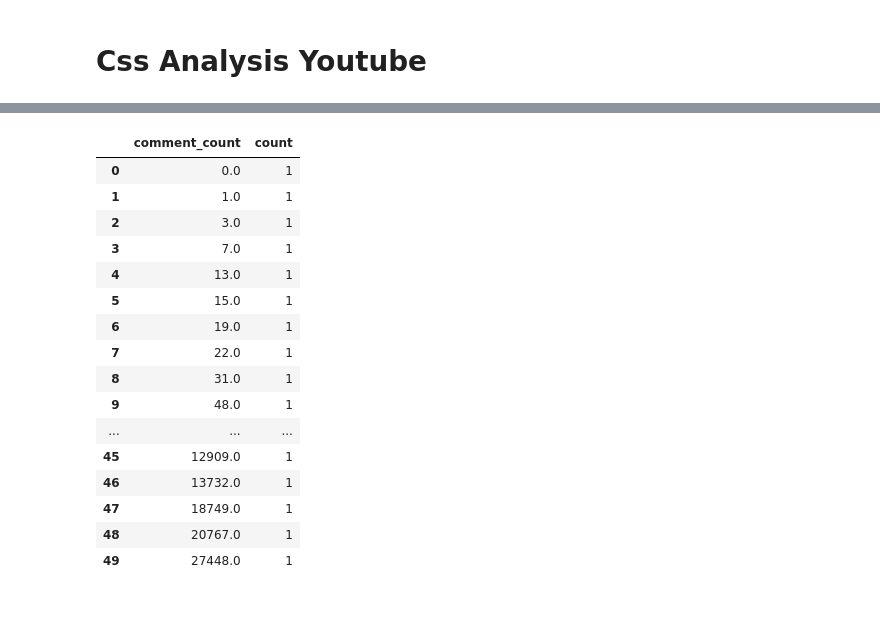
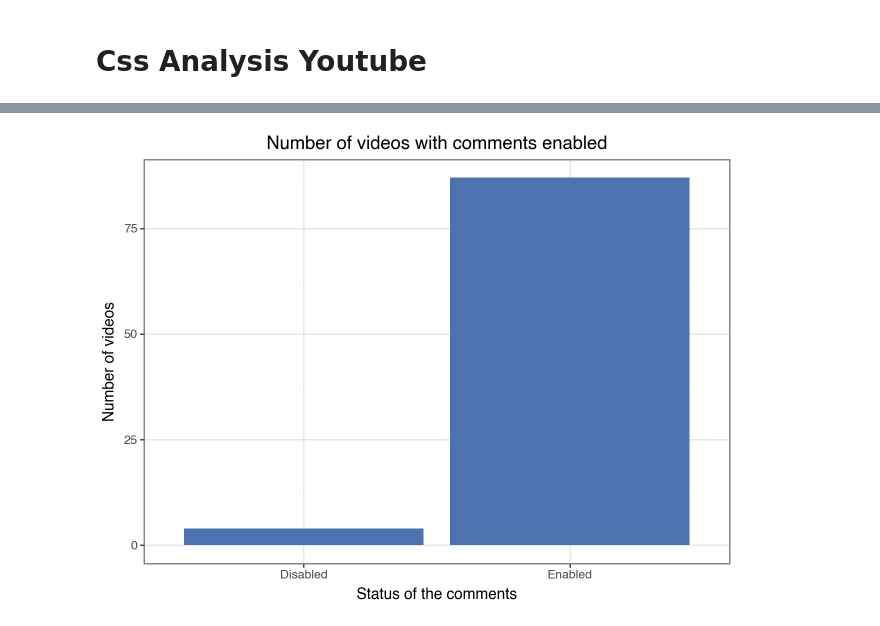
Before and after one commit to CrispyCocaBoy/css_analysis, a Jupyter notebook: analysis.ipynb, the cells around one changed output, grey strips where cells are left out. Saved outputs shown, nothing was run; the diff lists cells and outputs as text; code cells hidden in the pictures.

Commit message:
data and analysis

```diff
--- a/analysis.ipynb
+++ b/analysis.ipynb
@@ -15 +11,9 @@ video_df["comment_count"] = video_df["comment_count"].fillna(0)
+# %%
+# Data loading
+comment_df = pd.read_csv("data_retrival/youtube_database/comments_youtube_final.csv")
+video_df = pd.read_csv("data_retrival/youtube_database/video_details_final.csv")
+
+# Data pre-processing
+comment_df = comment_df.dropna(subset=["author"])
+video_df["comment_count"] = video_df["comment_count"].fillna(0)
 # %%
@@ -35,26 +23,25 @@ video_df
 # %%
-# Video con i commenti disabilitati
-comment_count = video_df.groupby("comment_count").size().reset_index(name="count")
-
+# Analysis of the video with comments
 counter_no = (video_df["comment_count"] == 0).sum()
 counter_yes = (video_df["comment_count"] > 0).sum()
 
-barplot =
+# Crea un DataFrame per il barplot
+comment_status_df = pd.DataFrame({
+    'Comment_Status': ['Disabled', 'Enabled'],
+    'Count': [counter_no, counter_yes]
+})
+
+# barplot
+barplot = (
+    ggplot(comment_status_df, aes(x='Comment_Status', y='Count')) +
+    geom_bar(stat='identity', fill="#4C72B0") +
+    theme_bw() +
+    labs(
+        title="Number of videos with comments enabled",
+        x="Status of the comments",
+        y="Number of videos"
+    )
+)
+barplot
 # %% [output]
-|  | comment_count | count |
-| 0 | 0.0 | 1 |
-| 1 | 1.0 | 1 |
-| 2 | 3.0 | 1 |
-| 3 | 7.0 | 1 |
-| 4 | 13.0 | 1 |
-| 5 | 15.0 | 1 |
-| 6 | 19.0 | 1 |
-| 7 | 22.0 | 1 |
-| 8 | 31.0 | 1 |
-| 9 | 48.0 | 1 |
-| ... | ... | ... |
-| 45 | 12909.0 | 1 |
-| 46 | 13732.0 | 1 |
-| 47 | 18749.0 | 1 |
-| 48 | 20767.0 | 1 |
-| 49 | 27448.0 | 1 |
+[figure, added]
```
Also changed, not shown: parts of 29 cells of this notebook, 14 other files.
